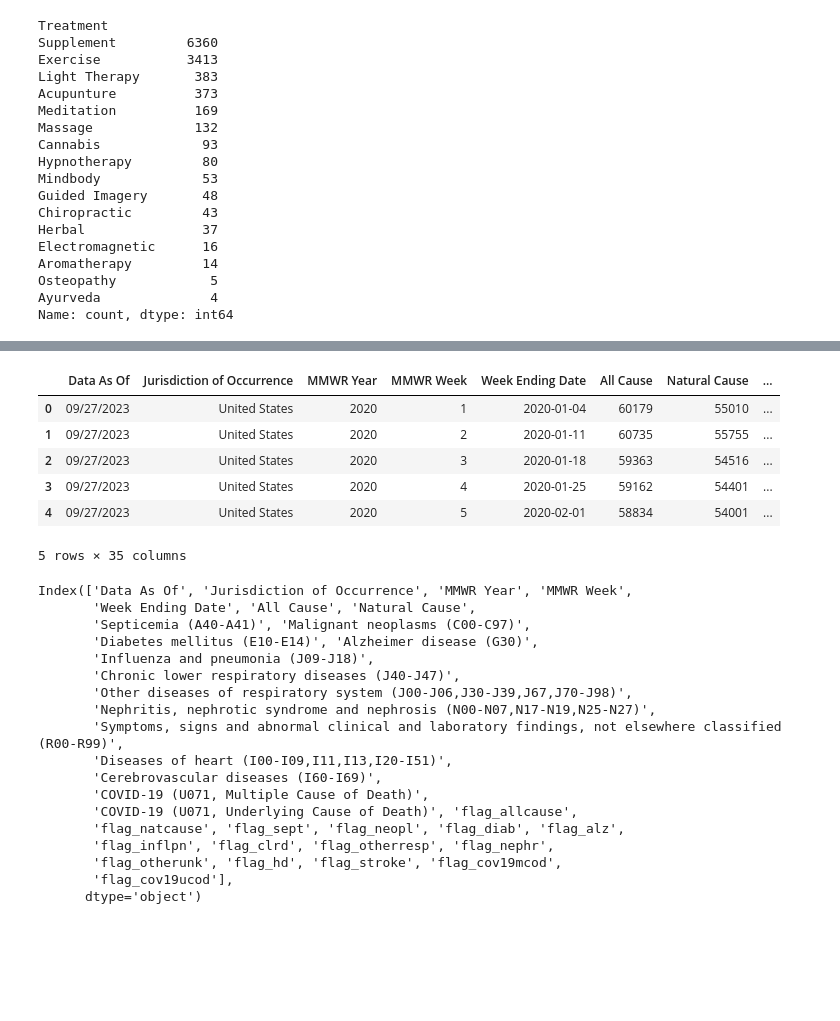
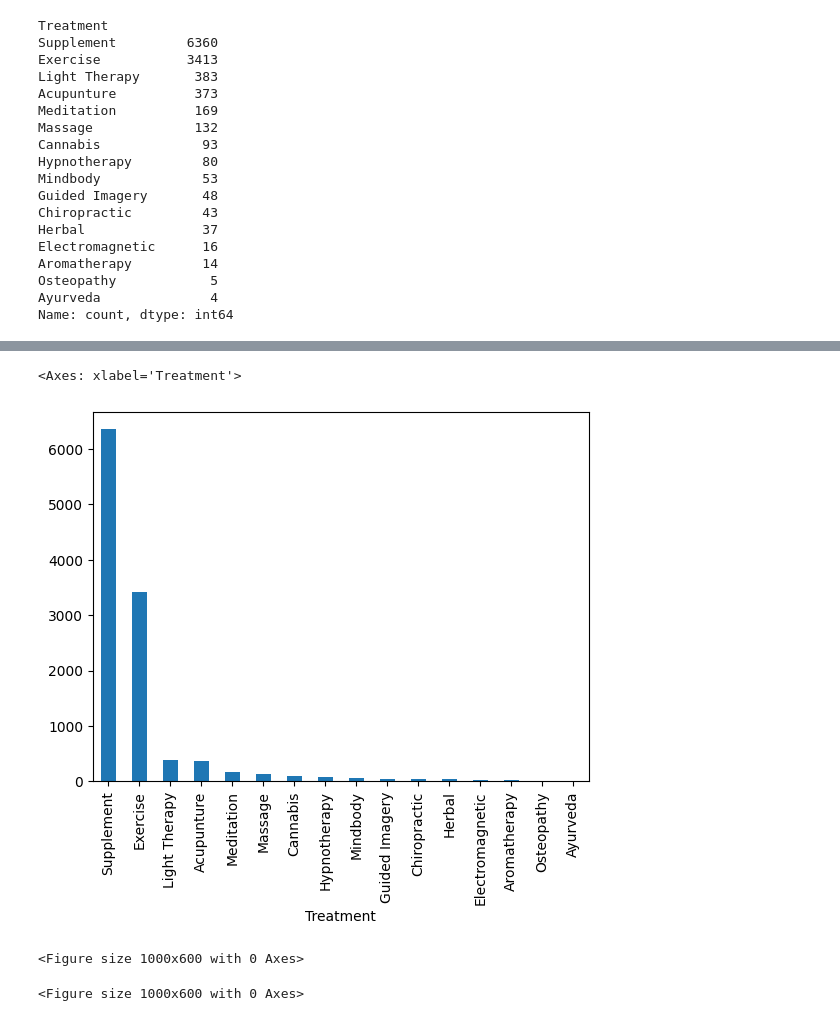
Before and after one commit to DoricesPieces/ClinicalTrials, a Jupyter notebook: Alternative Therapies analysis.ipynb, the cells around one changed output, grey strips where cells are left out. Saved outputs shown, nothing was run; the diff lists cells and outputs as text; code cells hidden in the pictures; blank space fills up the shorter version.

Commit message:
updated death csv source and began to clean that data

```diff
--- a/Alternative Therapies analysis.ipynb
+++ b/Alternative Therapies analysis.ipynb
@@ -472,0 +492,6 @@ Name: count, dtype: int64
+# %%
+# Bar Graph Showing Amount of Trials for Each Alternative Therapy
+alternativetherapies['Treatment'].value_counts().plot(kind='bar', rot=90)
+# %% [output]
+<Axes: xlabel='Treatment'>
+[figure, added]
@@ -472,0 +500,6 @@ Name: count, dtype: int64
+# %%
+#Bar Graph Showing amount of deaths for each Condition in the United States
+plt.figure(figsize=(10,6))
+# %% [output]
+<Figure size 1000x600 with 0 Axes>
+<Figure size 1000x600 with 0 Axes>
@@ -473,31 +508,3 @@ Name: count, dtype: int64
 # %%
-deaths.head(5)
+deaths = deaths.dropna()
+deaths.head()
-# %% [output]
-|  | Data As Of | Jurisdiction of Occurrence | MMWR Year | MMWR Week | Week Ending Date | All Cause | Natural Cause | ... |
-| 0 | 09/27/2023 | United States | 2020 | 1 | 2020-01-04 | 60179 | 55010 | ... |
-| 1 | 09/27/2023 | United States | 2020 | 2 | 2020-01-11 | 60735 | 55755 | ... |
-| 2 | 09/27/2023 | United States | 2020 | 3 | 2020-01-18 | 59363 | 54516 | ... |
-| 3 | 09/27/2023 | United States | 2020 | 4 | 2020-01-25 | 59162 | 54401 | ... |
-| 4 | 09/27/2023 | United States | 2020 | 5 | 2020-02-01 | 58834 | 54001 | ... |
-5 rows × 35 columns
-# %%
-deaths.columns
-# %% [output]
-Index(['Data As Of', 'Jurisdiction of Occurrence', 'MMWR Year', 'MMWR Week',
-       'Week Ending Date', 'All Cause', 'Natural Cause',
-       'Septicemia (A40-A41)', 'Malignant neoplasms (C00-C97)',
-       'Diabetes mellitus (E10-E14)', 'Alzheimer disease (G30)',
-       'Influenza and pneumonia (J09-J18)',
-       'Chronic lower respiratory diseases (J40-J47)',
-       'Other diseases of respiratory system (J00-J06,J30-J39,J67,J70-J98)',
-       'Nephritis, nephrotic syndrome and nephrosis (N00-N07,N17-N19,N25-N27)',
-       'Symptoms, signs and abnormal clinical and laboratory findings, not elsewhere classified (R00-R99)',
-       'Diseases of heart (I00-I09,I11,I13,I20-I51)',
-       'Cerebrovascular diseases (I60-I69)',
-       'COVID-19 (U071, Multiple Cause of Death)',
-       'COVID-19 (U071, Underlying Cause of Death)', 'flag_allcause',
-       'flag_natcause', 'flag_sept', 'flag_neopl', 'flag_diab', 'flag_alz',
-       'flag_inflpn', 'flag_clrd', 'flag_otherresp', 'flag_nephr',
-       'flag_otherunk', 'flag_hd', 'flag_stroke', 'flag_cov19mcod',
-       'flag_cov19ucod'],
-      dtype='object')
```
Also changed, not shown: parts of 9 cells of this notebook, 1 other file.
